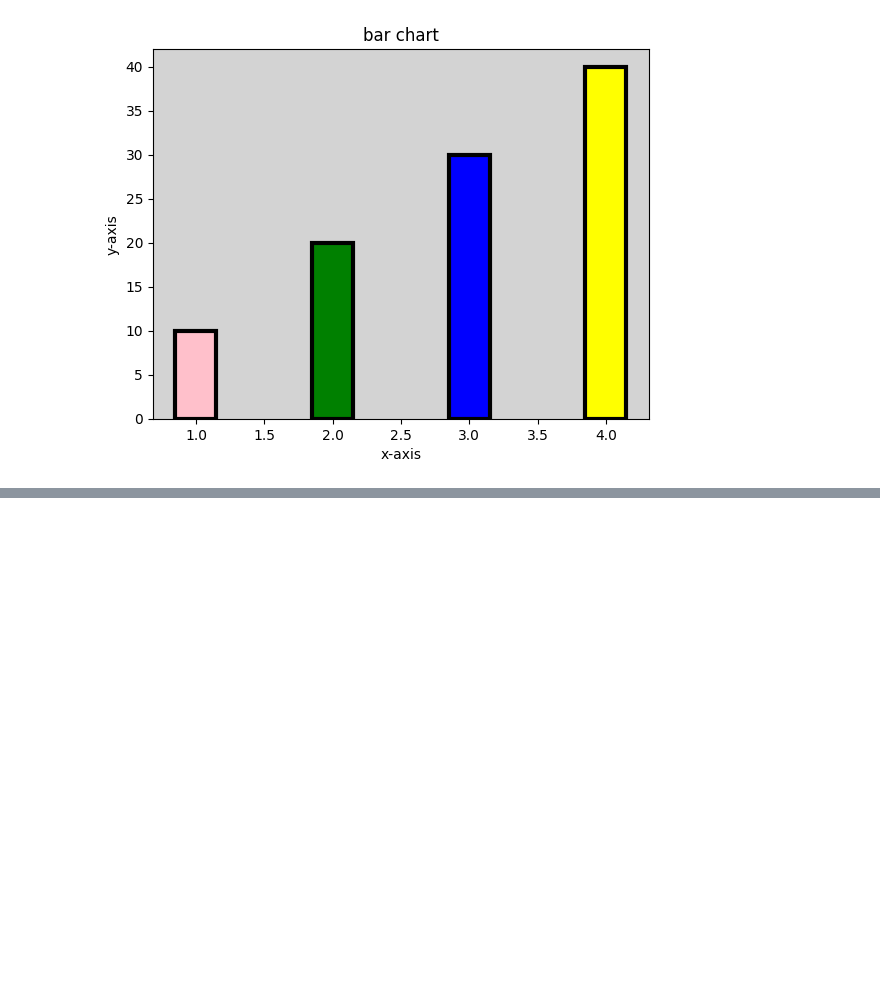
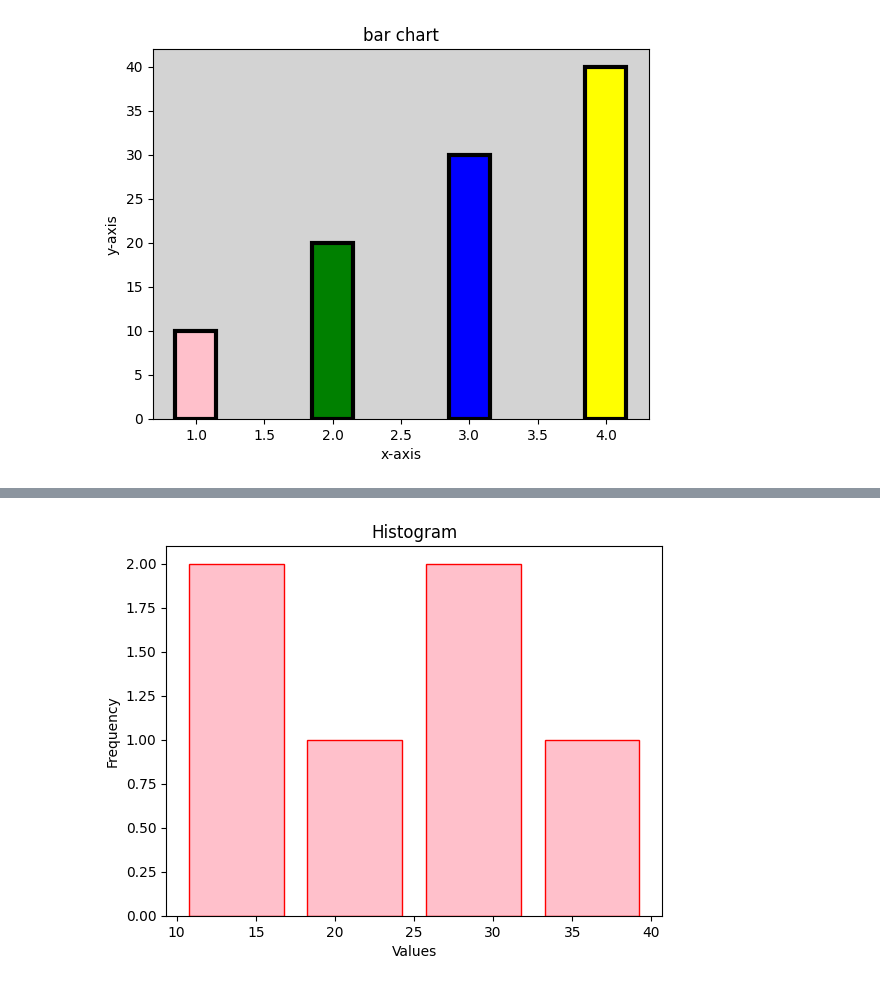
Before and after one commit to Bhavyakudupudi2/Bhavyakudupudi2, a Jupyter notebook: Welcome_To_Colab.ipynb, the cells around one changed output, grey strips where cells are left out. Cells and saved outputs as stored; diff of their text form; code cells hidden in the pictures; blank space fills up the shorter version.

```diff
--- a/Welcome_To_Colab.ipynb
+++ b/Welcome_To_Colab.ipynb
@@ -222,0 +232,14 @@ plt.show()
+# %%
+import matplotlib.pyplot as plt
+
+values = [10, 20, 15, 30, 25, 40]
+
+plt.title("Histogram")
+plt.xlabel("Values")
+plt.ylabel("Frequency")
+
+plt.hist(values, color='pink',rwidth=0.8,edgecolor='red',linewidth=1,bins=4)
+
+plt.show()
+# %% [output]
+[figure, added]
```
Also changed, not shown: parts of 10 cells of this notebook.
